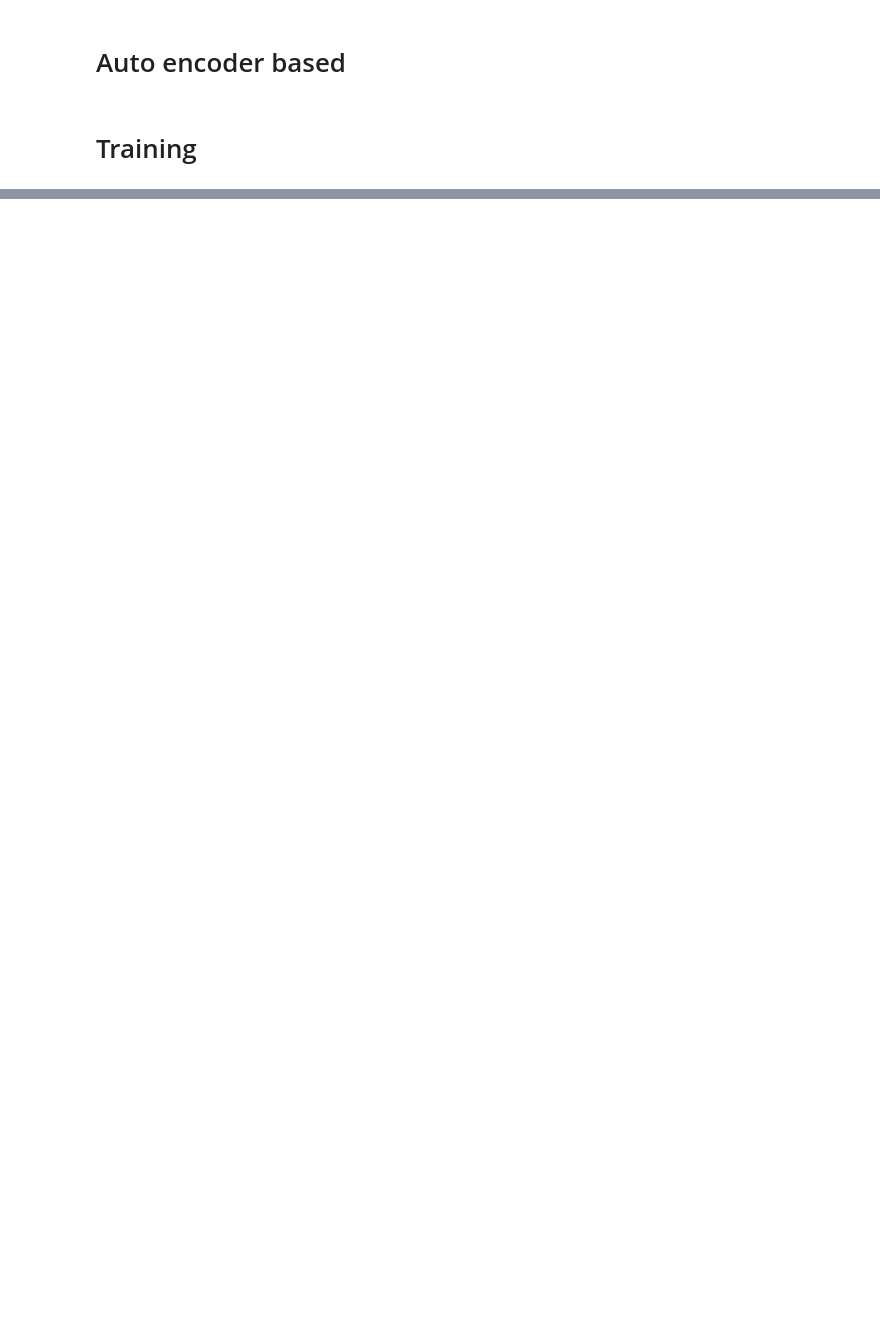
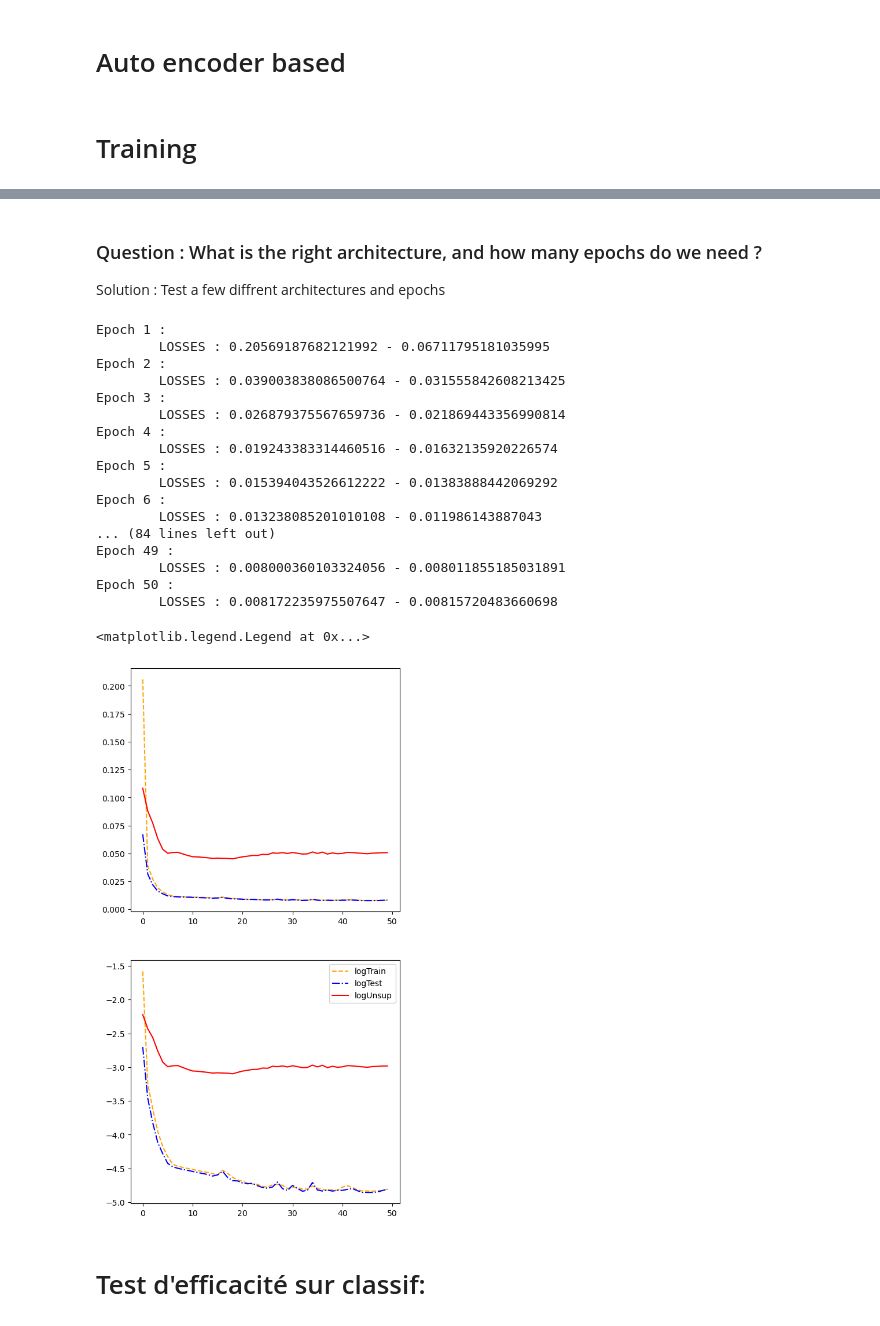
Before and after one commit to Pierre-DLB/hyperspectral-imaging, a Jupyter notebook: experiments_CNN.ipynb, the cells around one changed output, grey strips where cells are left out. Saved outputs shown, nothing was run; the diff lists cells and outputs as text; code cells hidden in the pictures; blank space fills up the shorter version.

Commit message:
auto encoders update

```diff
--- a/experiments_CNN.ipynb
+++ b/experiments_CNN.ipynb
@@ -242,2 +152,0 @@ ds = X.reshape(L*H, W).std(axis=1)
-# %%
-u, v = np.unique(ds[ds>1000], return_counts=True)
@@ -274,0 +181,23 @@ Sequential(
+# %%
+import ae_architecture as ae
+
+
+# train_ds = HSI_AEDataset(X_train_full, noise=None, transform=scaler)
+train_ds = HSI_AEDataset(X_train, noise=None, transform=scaler)
+test_ds = HSI_AEDataset(X_test, noise=None, transform=scaler)
+unsup_ds = HSI_AEDataset(X_unsup, noise=None, transform=scaler)
+
+# batch size à 522 pour avoir qqch qui divise la taille du dataset
+
+train_dl = DataLoader(train_ds, batch_size=522, shuffle=True)
+unsup_dl = DataLoader(unsup_ds, batch_size=2048, shuffle=True)
+test_dl = DataLoader(test_ds, batch_size=1043, shuffle=False)
+
+
+# CONSTANTS
+
+n_in = X_train.shape[1] # next(iter(train_dl))[0].shape[1]
+bottleneck= 14 # because 14 classes
+# %% [markdown]
+### Question : What is the right architecture, and how many epochs do we need ?
+Solution : Test a few diffrent architectures and epochs
@@ -274,0 +262,43 @@ Sequential(
+# %%
+#auto encoder build
+EPOCHS=50
+sae = ae.ShallowAE(n_in, int(2*n_in), bottleneck)
+loss_fn = nn.MSELoss()
+optimizer = torch.optim.Adam(params=sae.parameters(), lr=0.005)
+
+# Auto encoder training
+loss_train, loss_test, loss_unsup= ae.train_ae(sae, optimizer, loss_fn, train_dl, test_dl, EPOCHS, unsup_dl=unsup_dl, device="mps", verbose=True)
+results = np.array(loss_train), np.array(loss_test), np.array(loss_unsup)
+
+#figure plotting
+fig, ax = plt.subplots(2,1, figsize=(6,12))
+ax[0].plot(range(EPOCHS), results[0], c='orange', label='Train', linestyle='--')
+ax[0].plot(range(EPOCHS), results[1], c='b', label='Test', linestyle='-.')
+ax[0].plot(range(EPOCHS), results[2], c='r', label='Unsup')
+
+ax[1].plot(range(EPOCHS), np.log(results[0]), c='orange', label='logTrain', linestyle='--')
+ax[1].plot(range(EPOCHS), np.log(results[1]), c='b', label='logTest', linestyle='-.')
+ax[1].plot(range(EPOCHS), np.log(results[2]), c='r', label='logUnsup')
+plt.legend()
+# %% [output]
+Epoch 1 :
+        LOSSES : 0.20569187682121992 - 0.06711795181035995
+Epoch 2 :
+        LOSSES : 0.039003838086500764 - 0.031555842608213425
+Epoch 3 :
+        LOSSES : 0.026879375567659736 - 0.021869443356990814
+Epoch 4 :
+        LOSSES : 0.019243383314460516 - 0.01632135920226574
+Epoch 5 :
+        LOSSES : 0.015394043526612222 - 0.01383888442069292
+Epoch 6 :
+        LOSSES : 0.013238085201010108 - 0.011986143887043
+... (84 lines left out)
+Epoch 49 :
+        LOSSES : 0.008000360103324056 - 0.008011855185031891
+Epoch 50 :
+        LOSSES : 0.008172235975507647 - 0.00815720483660698
+<matplotlib.legend.Legend at 0x...>
+[figure, added]
+# %% [markdown]
+# Test d'efficacité sur classif:
```
Also changed, not shown: parts of 40 cells of this notebook, 26 other files.
